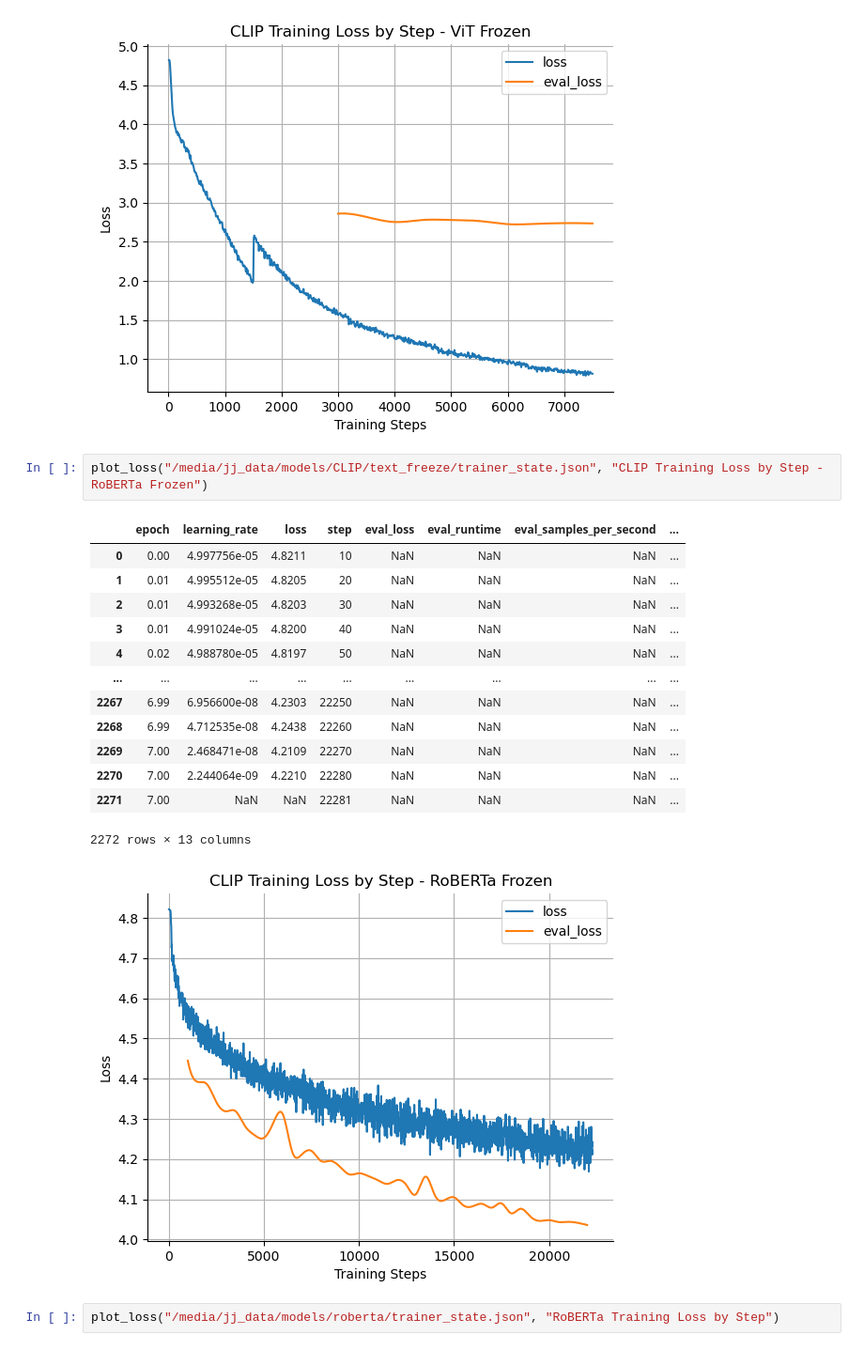
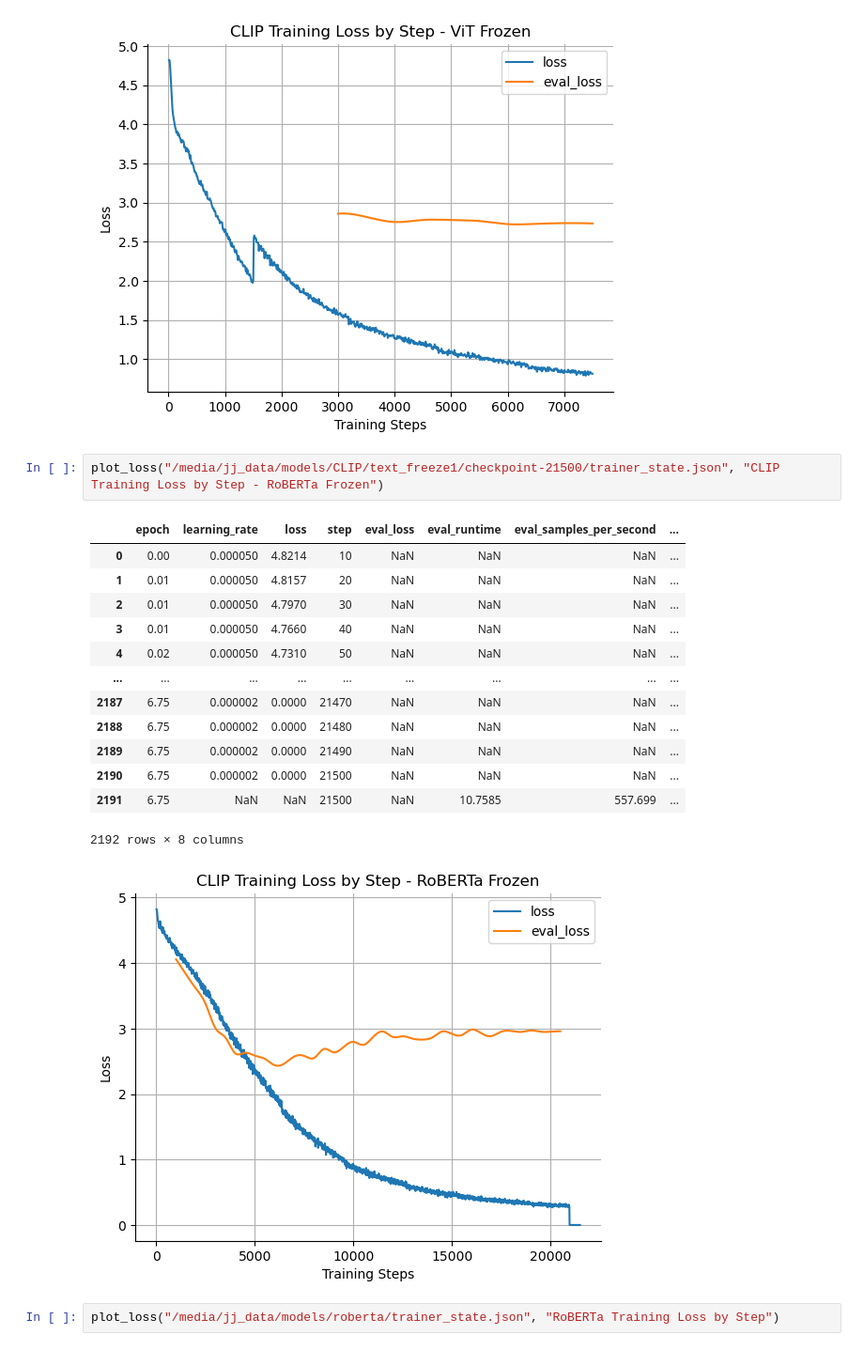
Before and after one commit to jamorr/football2text, a Jupyter notebook: testing/plot_loss.ipynb, the cells around one changed output. Shown at 94% size. Saved outputs shown, nothing was run; the diff lists cells and outputs as text.

Commit message:
updated loss plots

```diff
--- a/testing/plot_loss.ipynb
+++ b/testing/plot_loss.ipynb
@@ -70,22 +70,22 @@ plot_loss( "/media/jj_data/models/CLIP/vis_freeze/checkpoint-7500/trainer_state.
 760 rows × 8 columns
 [figure]
 # %%
-plot_loss("/media/jj_data/models/CLIP/text_freeze/trainer_state.json", "CLIP Training Loss by Step - RoBERTa Frozen")
+plot_loss("/media/jj_data/models/CLIP/text_freeze1/checkpoint-21500/trainer_state.json", "CLIP Training Loss by Step - RoBERTa Frozen")
 # %% [output]
 |  | epoch | learning_rate | loss | step | eval_loss | eval_runtime | eval_samples_per_second | ... |
-| 0 | 0.00 | 4.997756e-05 | 4.8211 | 10 | NaN | NaN | NaN | ... |
-| 1 | 0.01 | 4.995512e-05 | 4.8205 | 20 | NaN | NaN | NaN | ... |
-| 2 | 0.01 | 4.993268e-05 | 4.8203 | 30 | NaN | NaN | NaN | ... |
-| 3 | 0.01 | 4.991024e-05 | 4.8200 | 40 | NaN | NaN | NaN | ... |
-| 4 | 0.02 | 4.988780e-05 | 4.8197 | 50 | NaN | NaN | NaN | ... |
+| 0 | 0.00 | 0.000050 | 4.8214 | 10 | NaN | NaN | NaN | ... |
+| 1 | 0.01 | 0.000050 | 4.8157 | 20 | NaN | NaN | NaN | ... |
+| 2 | 0.01 | 0.000050 | 4.7970 | 30 | NaN | NaN | NaN | ... |
+| 3 | 0.01 | 0.000050 | 4.7660 | 40 | NaN | NaN | NaN | ... |
+| 4 | 0.02 | 0.000050 | 4.7310 | 50 | NaN | NaN | NaN | ... |
 | ... | ... | ... | ... | ... | ... | ... | ... | ... |
-| 2267 | 6.99 | 6.956600e-08 | 4.2303 | 22250 | NaN | NaN | NaN | ... |
-| 2268 | 6.99 | 4.712535e-08 | 4.2438 | 22260 | NaN | NaN | NaN | ... |
-| 2269 | 7.00 | 2.468471e-08 | 4.2109 | 22270 | NaN | NaN | NaN | ... |
-| 2270 | 7.00 | 2.244064e-09 | 4.2210 | 22280 | NaN | NaN | NaN | ... |
-| 2271 | 7.00 | NaN | NaN | 22281 | NaN | NaN | NaN | ... |
+| 2187 | 6.75 | 0.000002 | 0.0000 | 21470 | NaN | NaN | NaN | ... |
+| 2188 | 6.75 | 0.000002 | 0.0000 | 21480 | NaN | NaN | NaN | ... |
+| 2189 | 6.75 | 0.000002 | 0.0000 | 21490 | NaN | NaN | NaN | ... |
+| 2190 | 6.75 | 0.000002 | 0.0000 | 21500 | NaN | NaN | NaN | ... |
+| 2191 | 6.75 | NaN | NaN | 21500 | NaN | 10.7585 | 557.699 | ... |
-2272 rows × 13 columns
+2192 rows × 8 columns
-[figure, old version]
+[figure, new version]
 # %%
 plot_loss("/media/jj_data/models/roberta/trainer_state.json", "RoBERTa Training Loss by Step")
 # %% [output]
```
Also changed, not shown: parts of 1 cell of this notebook, 4 other files.
